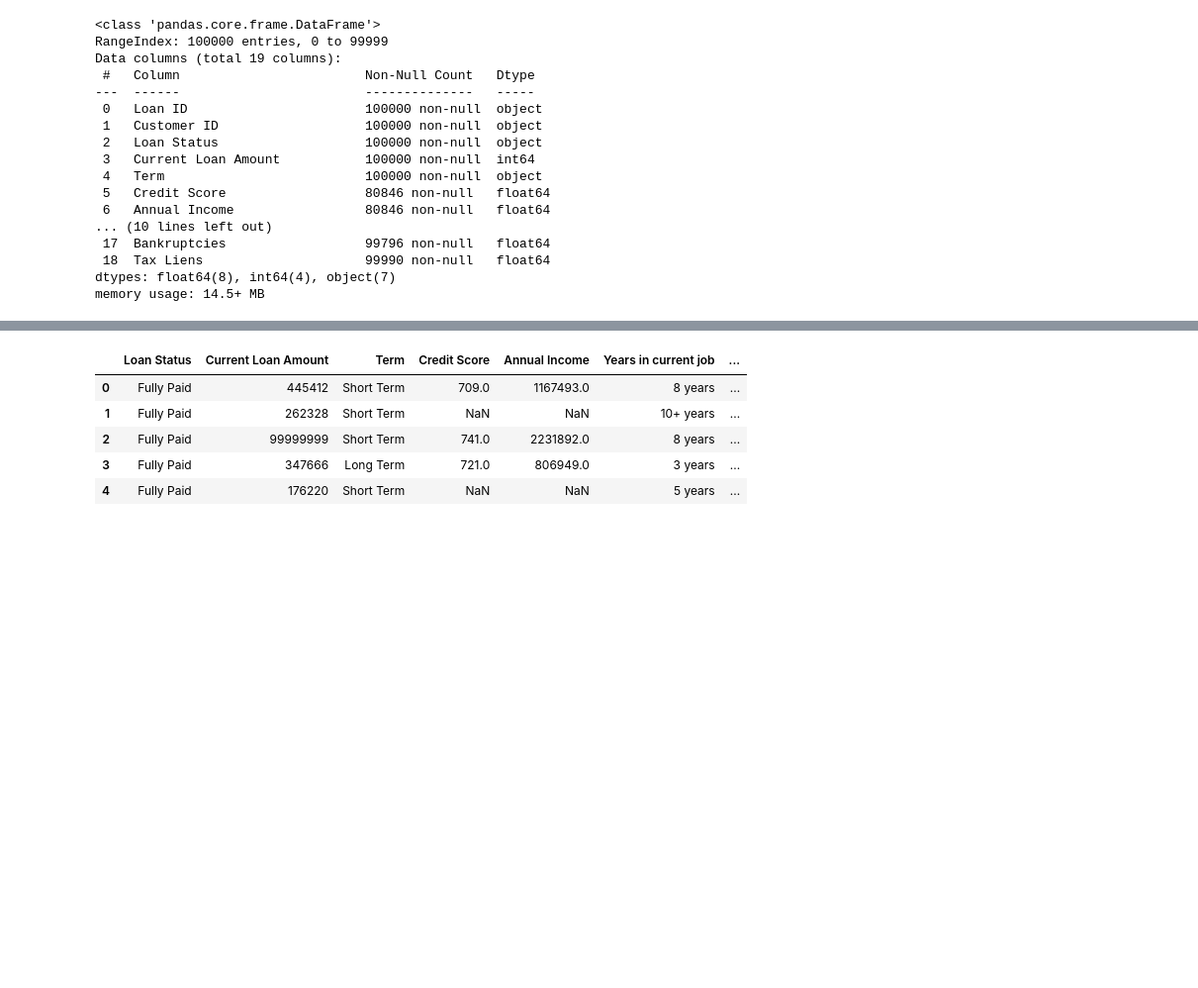
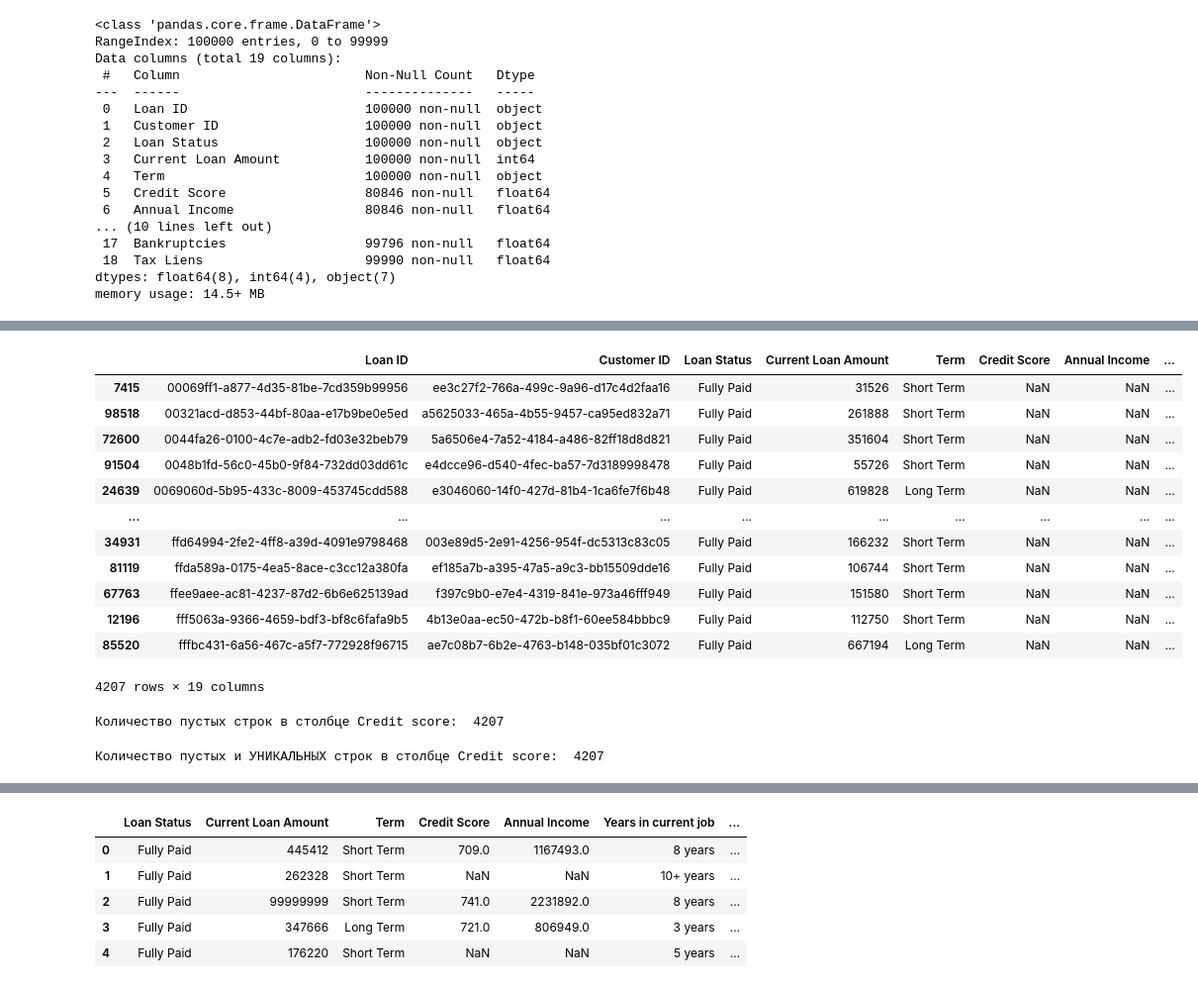
Before and after one commit to Amikuto/MLCourseWork, a Jupyter notebook: main.ipynb, the cells around one changed output, grey strips where cells are left out. Shown: that part at 99% size. Cells and saved outputs as stored; diff of their text form; code cells hidden in the pictures; blank space fills up the shorter version.

```diff
--- a/main.ipynb
+++ b/main.ipynb
@@ -69,0 +113,24 @@ memory usage: 14.5+ MB
+# %%
+duplicated_df[duplicated_df["Credit Score"].isna()].sort_values(by=["Loan ID"])
+# %% [output]
+|  | Loan ID | Customer ID | Loan Status | Current Loan Amount | Term | Credit Score | Annual Income | ... |
+| 7415 | 00069ff1-a877-4d35-81be-7cd359b99956 | ee3c27f2-766a-499c-9a96-d17c4d2faa16 | Fully Paid | 31526 | Short Term | NaN | NaN | ... |
+| 98518 | 00321acd-d853-44bf-80aa-e17b9be0e5ed | a5625033-465a-4b55-9457-ca95ed832a71 | Fully Paid | 261888 | Short Term | NaN | NaN | ... |
+| 72600 | 0044fa26-0100-4c7e-adb2-fd03e32beb79 | 5a6506e4-7a52-4184-a486-82ff18d8d821 | Fully Paid | 351604 | Short Term | NaN | NaN | ... |
+| 91504 | 0048b1fd-56c0-45b0-9f84-732dd03dd61c | e4dcce96-d540-4fec-ba57-7d3189998478 | Fully Paid | 55726 | Short Term | NaN | NaN | ... |
+| 24639 | 0069060d-5b95-433c-8009-453745cdd588 | e3046060-14f0-427d-81b4-1ca6fe7f6b48 | Fully Paid | 619828 | Long Term | NaN | NaN | ... |
+| ... | ... | ... | ... | ... | ... | ... | ... | ... |
+| 34931 | ffd64994-2fe2-4ff8-a39d-4091e9798468 | 003e89d5-2e91-4256-954f-dc5313c83c05 | Fully Paid | 166232 | Short Term | NaN | NaN | ... |
+| 81119 | ffda589a-0175-4ea5-8ace-c3cc12a380fa | ef185a7b-a395-47a5-a9c3-bb15509dde16 | Fully Paid | 106744 | Short Term | NaN | NaN | ... |
+| 67763 | ffee9aee-ac81-4237-87d2-6b6e625139ad | f397c9b0-e7e4-4319-841e-973a46fff949 | Fully Paid | 151580 | Short Term | NaN | NaN | ... |
+| 12196 | fff5063a-9366-4659-bdf3-bf8c6fafa9b5 | 4b13e0aa-ec50-472b-b8f1-60ee584bbbc9 | Fully Paid | 112750 | Short Term | NaN | NaN | ... |
+| 85520 | fffbc431-6a56-467c-a5f7-772928f96715 | ae7c08b7-6b2e-4763-b148-035bf01c3072 | Fully Paid | 667194 | Long Term | NaN | NaN | ... |
+4207 rows × 19 columns
+# %%
+print("Количество пустых строк в столбце Credit score: ", len(duplicated_df[duplicated_df["Credit Score"].isna()].sort_values(by=["Loan ID"])))
+# %% [output]
+Количество пустых строк в столбце Credit score:  4207
+# %%
+print("Количество пустых и УНИКАЛЬНЫХ строк в столбце Credit score: ", duplicated_df[duplicated_df["Credit Score"].isna()].sort_values(by=["Loan ID"])["Loan ID"].nunique())
+# %% [output]
+Количество пустых и УНИКАЛЬНЫХ строк в столбце Credit score:  4207
```
Also changed, not shown: parts of 61 cells of this notebook.
